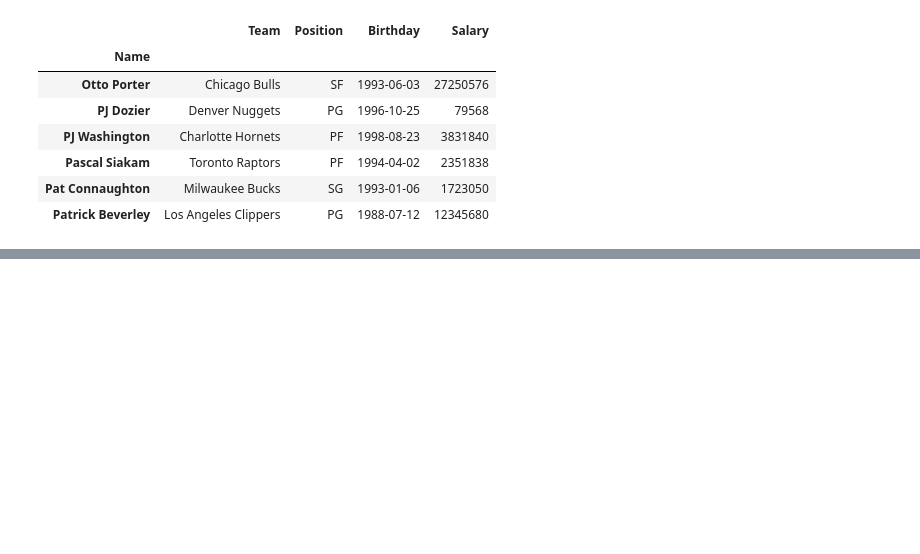
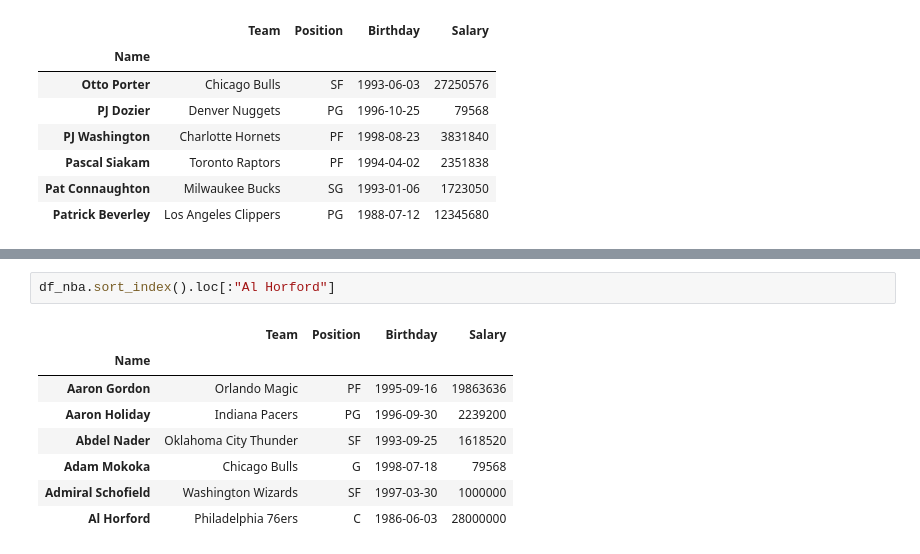
Before and after one commit to Kobzarko/PANDAS-IN-ACTION, a Jupyter notebook: Chapter 4 Dataframe/dataframe_object.ipynb, the cells around one changed output, grey strips where cells are left out. Cells and saved outputs as stored; diff of their text form; blank space fills up the shorter version.

```diff
--- a/Chapter 4 Dataframe/dataframe_object.ipynb
+++ b/Chapter 4 Dataframe/dataframe_object.ipynb
@@ -536,0 +548,11 @@ df_nba.sort_index().loc["Otto Porter":"Patrick Beverley"]
+# %%
+df_nba.sort_index().loc[:"Al Horford"]
+# %% [output]
+|  | Team | Position | Birthday | Salary |
+| Name |  |  |  |  |
+| Aaron Gordon | Orlando Magic | PF | 1995-09-16 | 19863636 |
+| Aaron Holiday | Indiana Pacers | PG | 1996-09-30 | 2239200 |
+| Abdel Nader | Oklahoma City Thunder | SF | 1993-09-25 | 1618520 |
+| Adam Mokoka | Chicago Bulls | G | 1998-07-18 | 79568 |
+| Admiral Schofield | Washington Wizards | SF | 1997-03-30 | 1000000 |
+| Al Horford | Philadelphia 76ers | C | 1986-06-03 | 28000000 |
```
Also changed, not shown: parts of 1 cell of this notebook.
